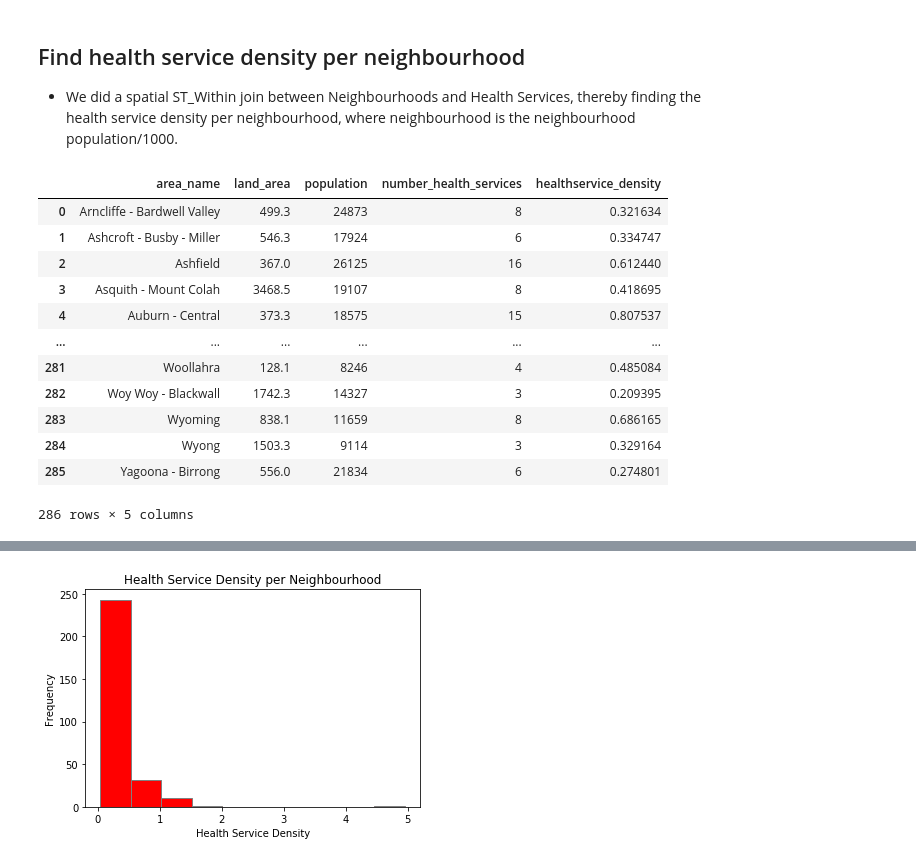
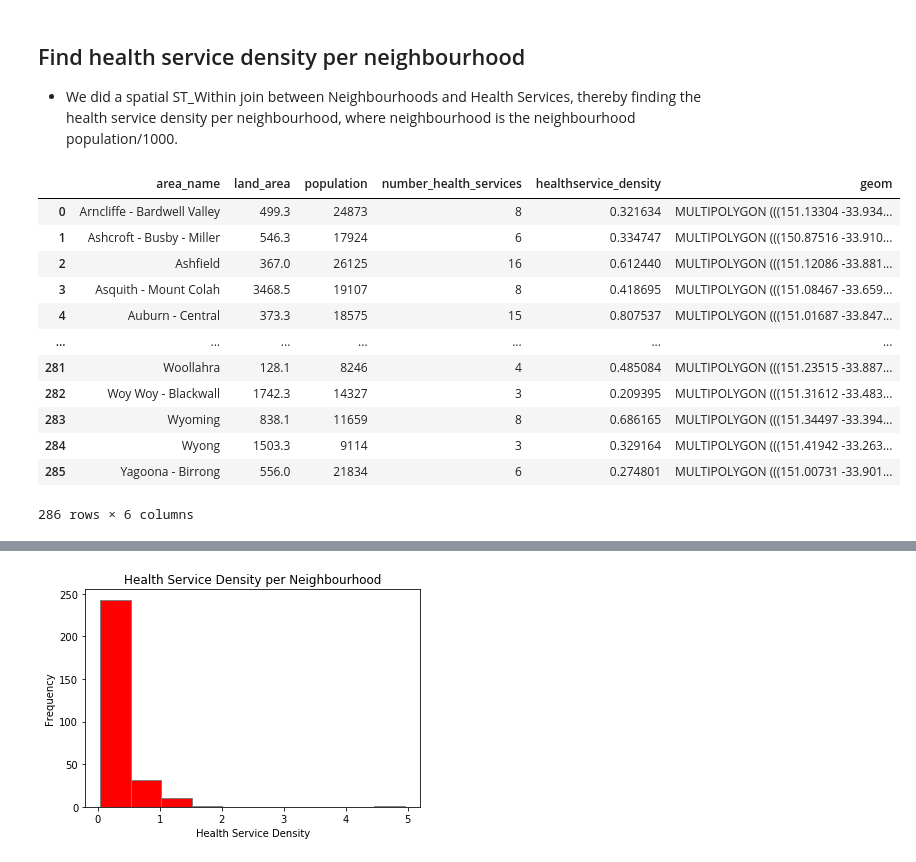
Before and after one commit to KhangNguyen22/data2001-data-science, a Jupyter notebook: Assignment.ipynb, the cells around one changed output, grey strips where cells are left out. Drawn from its saved outputs; the diff is of its cells as text; code cells hidden in the pictures.

```diff
--- a/Assignment.ipynb
+++ b/Assignment.ipynb
@@ -22,8 +22,8 @@ from pprint import pprint
 
 def pgconnect():
     # please replace <your_unikey> and <your_SID> with your own details
-    YOUR_UNIKEY = 'mngu3698'
-    YOUR_PW     = '490503902'
+    YOUR_UNIKEY = ''
+    YOUR_PW     = ''
     DB_LOGIN    = 'y20s1d2x01_'+ YOUR_UNIKEY
 
     try:
@@ -383,25 +337,25 @@ nbh_geo_type
 * We did a spatial ST_Within join between Neighbourhoods and Health Services, thereby finding the health service density per neighbourhood, where neighbourhood is the neighbourhood population/1000.
 # %%
 query = """SELECT n.area_name, n.land_area, n.population, count(h.name) AS number_health_services,
-			 count(h.name)/(n.population::float/1000) AS "healthservice_density"
+			 count(h.name)/(n.population::float/1000) AS "healthservice_density", n.geom
              FROM neighbourhoods n JOIN health_services h ON (ST_Within(h.geom, n.geom))
-             GROUP BY n.area_name, n.land_area, n.population
+             GROUP BY n.area_name, n.land_area, n.population, n.geom
              ORDER BY n.area_name ASC;
             """
 
-healthservice_density = pd.read_sql(query,conn)
+healthservice_density = gpd.read_postgis(query, conn)
 healthservice_density
 # %% [output]
-|  | area_name | land_area | population | number_health_services | healthservice_density |
-| 0 | Arncliffe - Bardwell Valley | 499.3 | 24873 | 8 | 0.321634 |
-| 1 | Ashcroft - Busby - Miller | 546.3 | 17924 | 6 | 0.334747 |
-| 2 | Ashfield | 367.0 | 26125 | 16 | 0.612440 |
-| 3 | Asquith - Mount Colah | 3468.5 | 19107 | 8 | 0.418695 |
-| 4 | Auburn - Central | 373.3 | 18575 | 15 | 0.807537 |
-| ... | ... | ... | ... | ... | ... |
-| 281 | Woollahra | 128.1 | 8246 | 4 | 0.485084 |
-| 282 | Woy Woy - Blackwall | 1742.3 | 14327 | 3 | 0.209395 |
-| 283 | Wyoming | 838.1 | 11659 | 8 | 0.686165 |
-| 284 | Wyong | 1503.3 | 9114 | 3 | 0.329164 |
-| 285 | Yagoona - Birrong | 556.0 | 21834 | 6 | 0.274801 |
+|  | area_name | land_area | population | number_health_services | healthservice_density | geom |
+| 0 | Arncliffe - Bardwell Valley | 499.3 | 24873 | 8 | 0.321634 | MULTIPOLYGON (((151.13304 -33.934... |
+| 1 | Ashcroft - Busby - Miller | 546.3 | 17924 | 6 | 0.334747 | MULTIPOLYGON (((150.87516 -33.910... |
+| 2 | Ashfield | 367.0 | 26125 | 16 | 0.612440 | MULTIPOLYGON (((151.12086 -33.881... |
+| 3 | Asquith - Mount Colah | 3468.5 | 19107 | 8 | 0.418695 | MULTIPOLYGON (((151.08467 -33.659... |
+| 4 | Auburn - Central | 373.3 | 18575 | 15 | 0.807537 | MULTIPOLYGON (((151.01687 -33.847... |
+| ... | ... | ... | ... | ... | ... | ... |
+| 281 | Woollahra | 128.1 | 8246 | 4 | 0.485084 | MULTIPOLYGON (((151.23515 -33.887... |
+| 282 | Woy Woy - Blackwall | 1742.3 | 14327 | 3 | 0.209395 | MULTIPOLYGON (((151.31612 -33.483... |
+| 283 | Wyoming | 838.1 | 11659 | 8 | 0.686165 | MULTIPOLYGON (((151.34497 -33.394... |
+| 284 | Wyong | 1503.3 | 9114 | 3 | 0.329164 | MULTIPOLYGON (((151.41942 -33.263... |
+| 285 | Yagoona - Birrong | 556.0 | 21834 | 6 | 0.274801 | MULTIPOLYGON (((151.00731 -33.901... |
-286 rows × 5 columns
+286 rows × 6 columns
```
Also changed, not shown: parts of 17 cells of this notebook.
